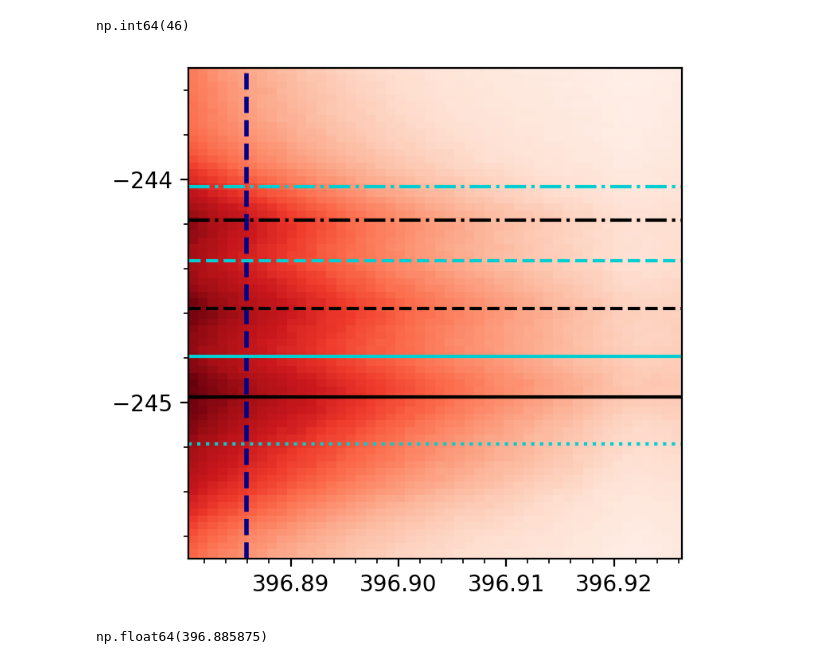
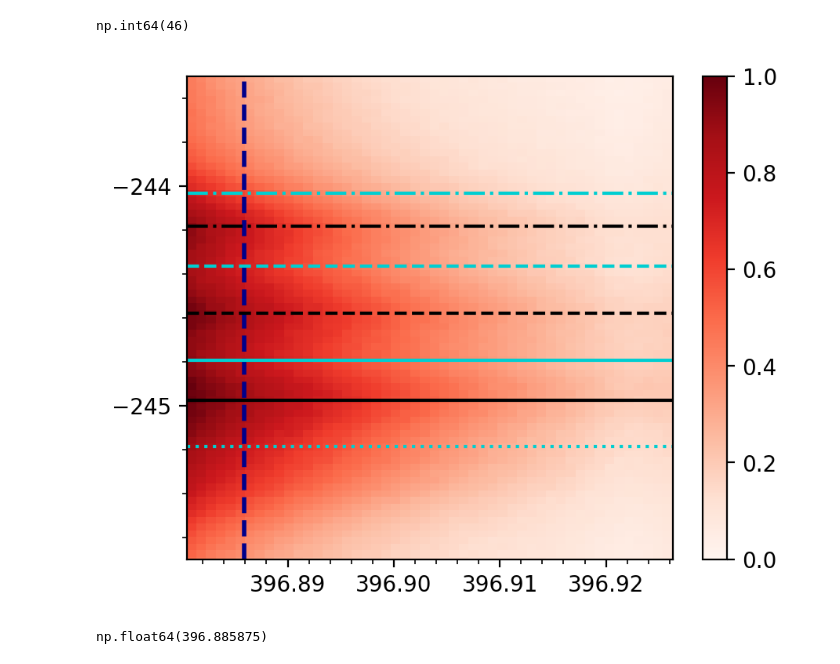
Before and after one commit to coletamburri2112/Flare_Patrol_Analysis, a Jupyter notebook: NOTEBOOKS/11_Aug_2024_Flare_Paper_Plots/ViSP_ultrafinestructure.ipynb, the cells around one changed output. Saved outputs shown, nothing was run; the diff lists cells and outputs as text; code cells hidden in the pictures.

```diff
--- a/NOTEBOOKS/11_Aug_2024_Flare_Paper_Plots/ViSP_ultrafinestructure.ipynb
+++ b/NOTEBOOKS/11_Aug_2024_Flare_Paper_Plots/ViSP_ultrafinestructure.ipynb
@@ -200,32 +208,34 @@ np.int64(46)
 # %%
 colors = plt.cm.seismic(np.linspace(0,1,10))
 poschoice=poschoices[4]
-choicepos = intensity[poschoice,wllo:wlhi,ylo:yhi]
+choicepos0 = intensity[poschoice,wllo:wlhi,ylo:yhi]
 
 inds=[10,21,35,48] #minima between peaks
 
-fig,ax=plt.subplots(dpi=200,figsize=(4,4));
-ax.pcolormesh(wl[wllo:wlhi],yarr_caII[ylo:yhi],np.transpose(choicepos),cmap='Reds')
+fig,ax=plt.subplots(dpi=200,figsize=(5,4));
+choicepos = (choicepos0-np.min(choicepos0))/(np.max(choicepos0)-np.min(choicepos0))
+im=ax.pcolormesh(wl[wllo:wlhi],yarr_caII[ylo:yhi],np.transpose(choicepos),cmap='Reds')
 l=0
 ax.set_ylim([-245.7,-243.5])
 ax.set_yticks([-245,-244])
 l=0
+fig.colorbar(im)
 # for i in np.linspace(396.881,396.92,9):
 #     l+=1
 #     ax.axvline(i,c=colors[l],linestyle='dashed',linewidth=2)
 ax.axvline(wavechoice,c='darkblue',linestyle='dashed',linewidth=2)
 ax.axhline(yarr_caII[ylo+20+inds[0]],linestyle='dashdot',color='darkturquoise')
 ax.axhline(yarr_caII[ylo+20+inds[1]],linestyle='dashed',color='darkturquoise')
 ax.axhline(yarr_caII[ylo+20+inds[2]],linestyle='solid',color='darkturquoise')
 ax.axhline(yarr_caII[ylo+20+inds[3]],linestyle='dotted',color='darkturquoise')
 
 ax.axhline(yarr_caII[ylo+20+int((inds[1]+inds[0])/2)],linestyle='dashdot',color='black')
 ax.axhline(yarr_caII[ylo+20+int((inds[2]+inds[1])/2)],linestyle='dashed',color='black')
 ax.axhline(yarr_caII[ylo+20+int((inds[3]+inds[2])/2)],linestyle='solid',color='black')
 ax.xaxis.set_minor_locator(AutoMinorLocator())
 ax.yaxis.set_minor_locator(AutoMinorLocator())
 # %% [output]
-[figure, old version]
+[figure, new version]
 # %%
 wavechoice
 # %% [output]
```
Also changed, not shown: parts of 6 cells of this notebook, 4 other files.
